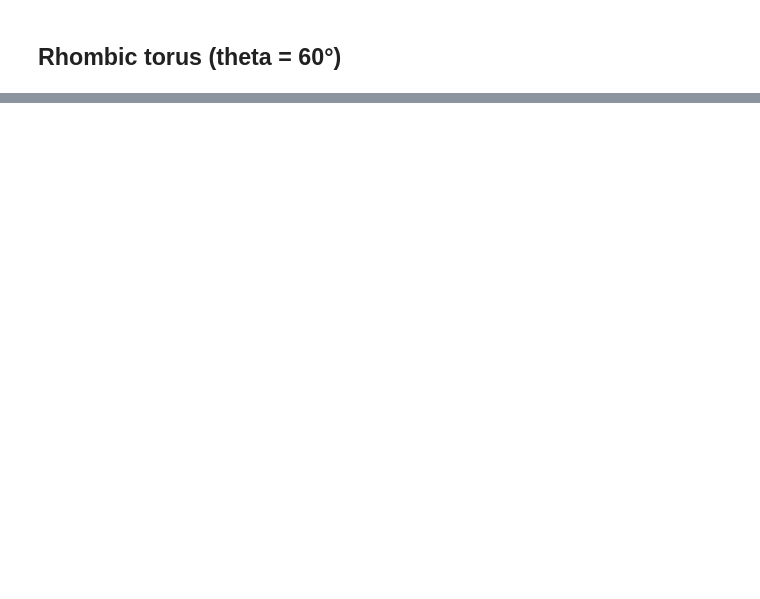
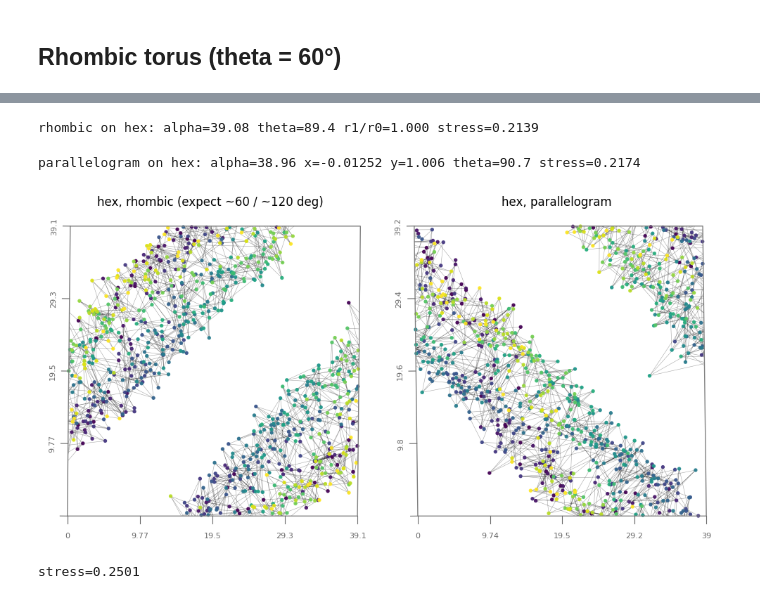
Before and after one commit to JacobLMiller/torus-mds, a Jupyter notebook: examples_rhombus.ipynb, the cells around one changed output, grey strips where cells are left out. Saved outputs shown, nothing was run; the diff lists cells and outputs as text; code cells hidden in the pictures; blank space fills up the shorter version.

```diff
--- a/examples_rhombus.ipynb
+++ b/examples_rhombus.ipynb
@@ -274,0 +357,29 @@ Text(0.5, 1.0, '20×20 periodic hexagonal/triangular lattice, rhombic torus θ=6
+# %%
+# rhombic: learn the angle (start off the square saddle at theta=90)
+proj_r40 = MDSTorusProjector()
+Xr40 = proj_r40.fit_transform(D40, learn_mode='rhombic', theta=100.0)
+print('rhombic on hex:', 'alpha=%.4g' % proj_r40.alpha_,
+      'theta=%.1f' % np.degrees(proj_r40.theta_),
+      'r1/r0=%.3f' % (proj_r40.r1_ / proj_r40.r0_),
+      'stress=%.4g' % torus_stress(Xr40, D40, proj_r40))
+# %% [output]
+rhombic on hex: alpha=39.08 theta=89.4 r1/r0=1.000 stress=0.2139
+# %%
+# parallelogram: free shape
+proj_p40 = MDSTorusProjector()
+Xp40 = proj_p40.fit_transform(D40, learn_mode='parallelogram', r0_init=32, r1_init=46)
+print('parallelogram on hex:', 'alpha=%.4g' % proj_p40.alpha_,
+      'x=%.4g' % proj_p40.x_, 'y=%.4g' % proj_p40.y_,
+      'theta=%.1f' % np.degrees(proj_p40.theta_),
+      'stress=%.4g' % torus_stress(Xp40, D40, proj_p40))
+# %% [output]
+parallelogram on hex: alpha=38.96 x=-0.01252 y=1.006 theta=90.7 stress=0.2174
+# %%
+fig, axes = plt.subplots(1, 2, figsize=(10, 5))
+vis.plot_embedding_with_torus_edges(G=G40, torus=proj_r40, ax=axes[0], colors=colors40, edge_alpha=0.35, s=8)
+axes[0].set_title('hex, rhombic (expect ~60 / ~120 deg)')
+vis.plot_embedding_with_torus_edges(G=G40, torus=proj_p40, ax=axes[1], colors=colors40, edge_alpha=0.35, s=8)
+axes[1].set_title('hex, parallelogram')
+plt.tight_layout()
+# %% [output]
+[figure, added]
@@ -274,0 +396,7 @@ Text(0.5, 1.0, '20×20 periodic hexagonal/triangular lattice, rhombic torus θ=6
+# %%
+proj = MDSTorusProjector()
+X = proj.fit_transform(D_grid)
+stress = torus_stress(X, D_grid, proj)
+print(f"stress={stress:.4g}")
+# %% [output]
+stress=0.2501
```
Also changed, not shown: parts of 38 cells of this notebook, 5 other files.
